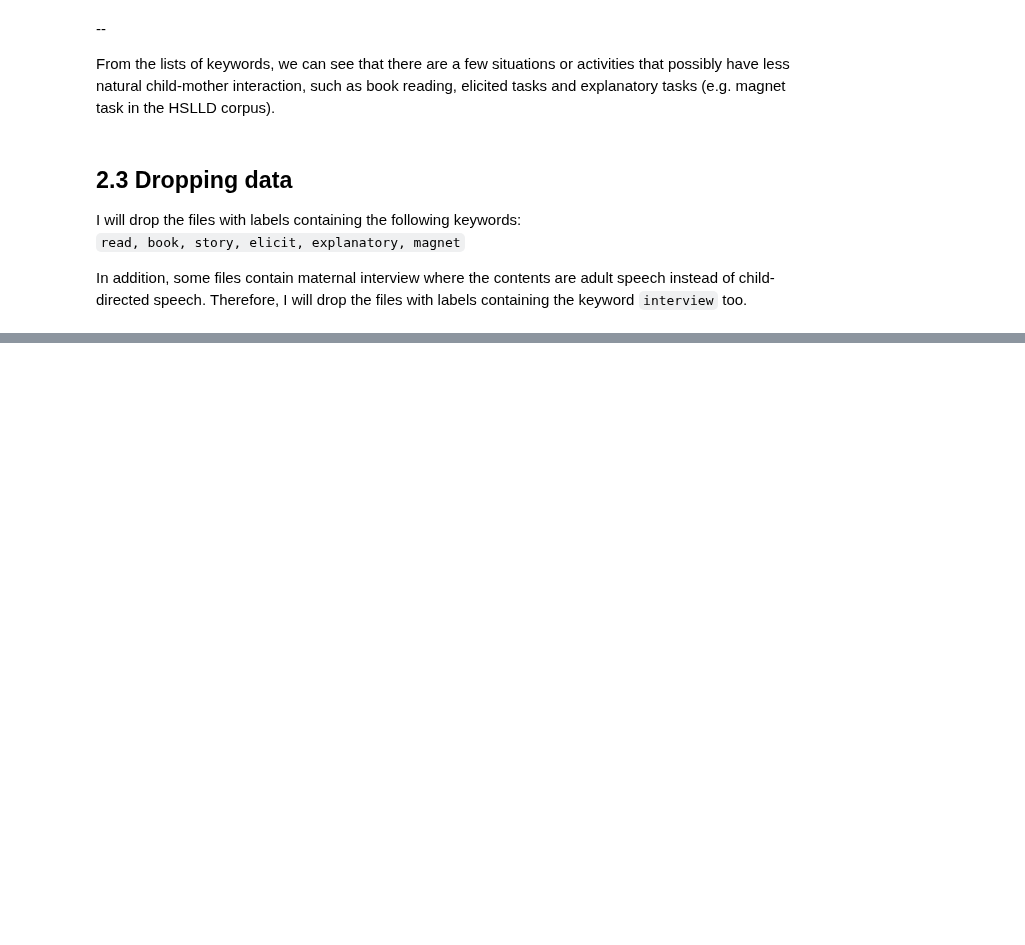
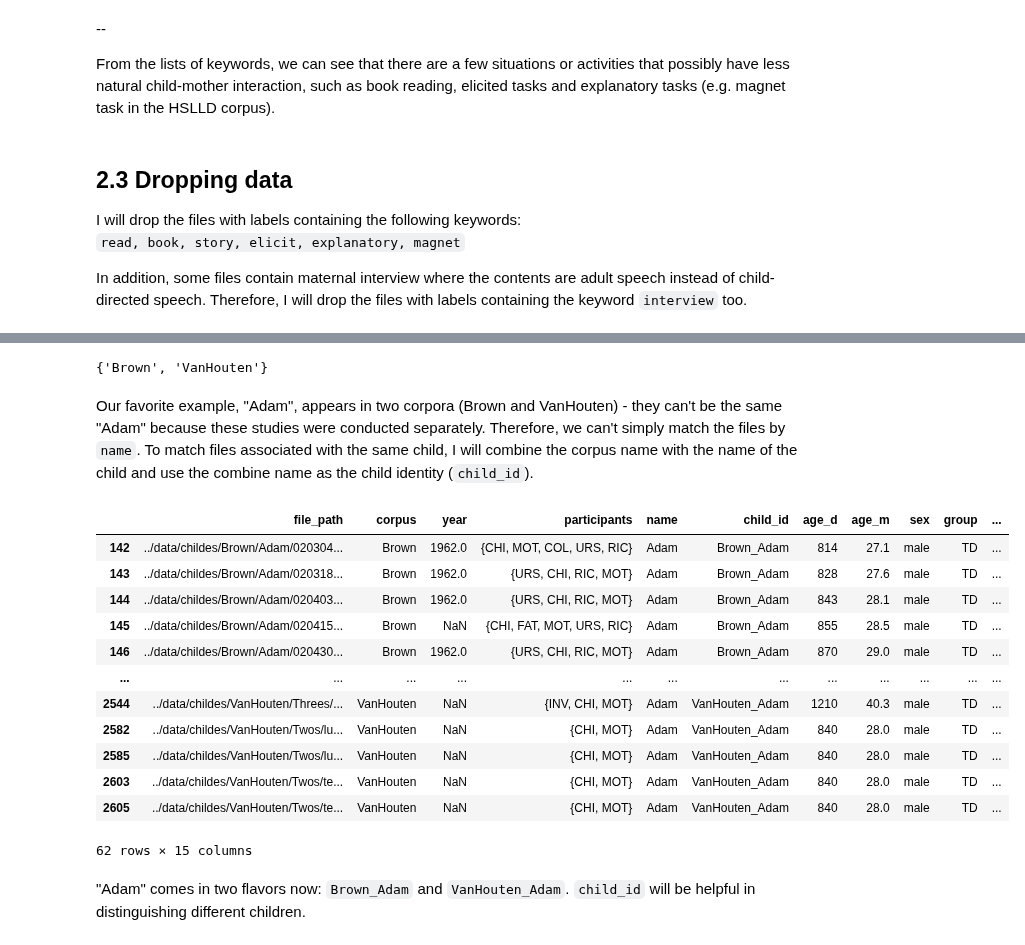
Before and after one commit to Data-Science-for-Linguists-2022/Child-Vocab-Development, a Jupyter notebook: codes/data_preprocessing.ipynb, the cells around one changed output, grey strips where cells are left out. Saved outputs shown, nothing was run; the diff lists cells and outputs as text; code cells hidden in the pictures; blank space fills up the shorter version.

Commit message:
data preprocessing: added child_id

```diff
--- a/codes/data_preprocessing.ipynb
+++ b/codes/data_preprocessing.ipynb
@@ -525,0 +555,30 @@ if reader[0].headers()[0]['Situation']: print(reader[0].headers()[0]['Situation'
+# %%
+# Corpora containing files with child named 'Adam'
+set(data_idx[data_idx.name=='Adam'].corpus)
+# %% [output]
+{'Brown', 'VanHouten'}
+# %% [markdown]
+Our favorite example, "Adam", appears in two corpora (Brown and VanHouten) - they can't be the same "Adam" because these studies were conducted separately. Therefore, we can't simply match the files by `name`. To match files associated with the same child, I will combine the corpus name with the name of the child and use the combine name as the child identity (`child_id`).
+# %%
+# Join corpus name and child name
+child_id = data_idx[['corpus', 'name']].agg('_'.join, axis=1)
+
+# Insert a new column for 'child_id'
+data_idx.insert(5, 'child_id', child_id)
+data_idx[data_idx.name=='Adam']
+# %% [output]
+|  | file_path | corpus | year | participants | name | child_id | age_d | age_m | sex | group | ... |
+| 142 | ../data/childes/Brown/Adam/020304... | Brown | 1962.0 | {CHI, MOT, COL, URS, RIC} | Adam | Brown_Adam | 814 | 27.1 | male | TD | ... |
+| 143 | ../data/childes/Brown/Adam/020318... | Brown | 1962.0 | {URS, CHI, RIC, MOT} | Adam | Brown_Adam | 828 | 27.6 | male | TD | ... |
+| 144 | ../data/childes/Brown/Adam/020403... | Brown | 1962.0 | {URS, CHI, RIC, MOT} | Adam | Brown_Adam | 843 | 28.1 | male | TD | ... |
+| 145 | ../data/childes/Brown/Adam/020415... | Brown | NaN | {CHI, FAT, MOT, URS, RIC} | Adam | Brown_Adam | 855 | 28.5 | male | TD | ... |
+| 146 | ../data/childes/Brown/Adam/020430... | Brown | 1962.0 | {URS, CHI, RIC, MOT} | Adam | Brown_Adam | 870 | 29.0 | male | TD | ... |
+| ... | ... | ... | ... | ... | ... | ... | ... | ... | ... | ... | ... |
+| 2544 | ../data/childes/VanHouten/Threes/... | VanHouten | NaN | {INV, CHI, MOT} | Adam | VanHouten_Adam | 1210 | 40.3 | male | TD | ... |
+| 2582 | ../data/childes/VanHouten/Twos/lu... | VanHouten | NaN | {CHI, MOT} | Adam | VanHouten_Adam | 840 | 28.0 | male | TD | ... |
+| 2585 | ../data/childes/VanHouten/Twos/lu... | VanHouten | NaN | {CHI, MOT} | Adam | VanHouten_Adam | 840 | 28.0 | male | TD | ... |
+| 2603 | ../data/childes/VanHouten/Twos/te... | VanHouten | NaN | {CHI, MOT} | Adam | VanHouten_Adam | 840 | 28.0 | male | TD | ... |
+| 2605 | ../data/childes/VanHouten/Twos/te... | VanHouten | NaN | {CHI, MOT} | Adam | VanHouten_Adam | 840 | 28.0 | male | TD | ... |
+62 rows × 15 columns
+# %% [markdown]
+"Adam" comes in two flavors now: `Brown_Adam` and `VanHouten_Adam`. `child_id` will be helpful in distinguishing different children.
```
Also changed, not shown: parts of 17 cells of this notebook.
